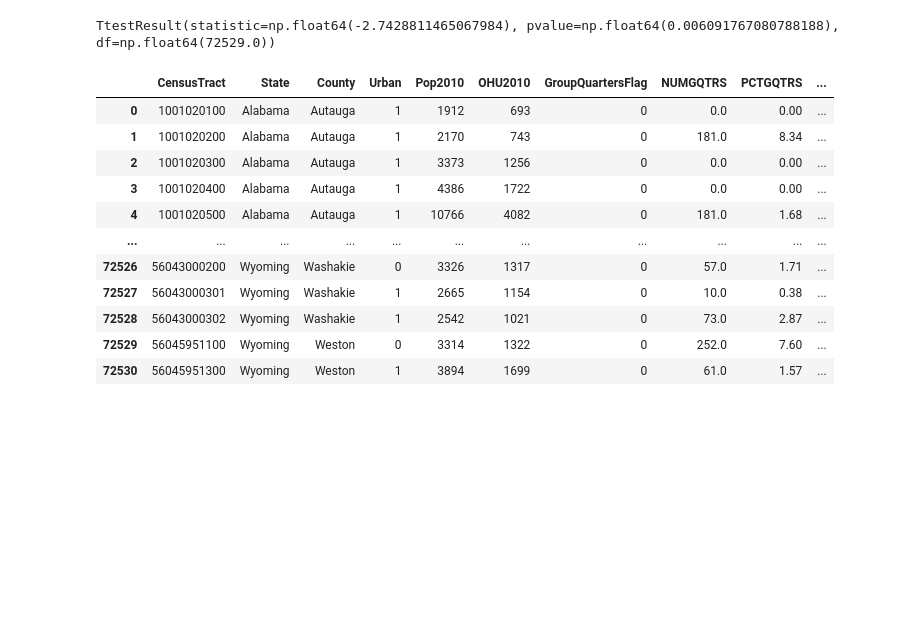
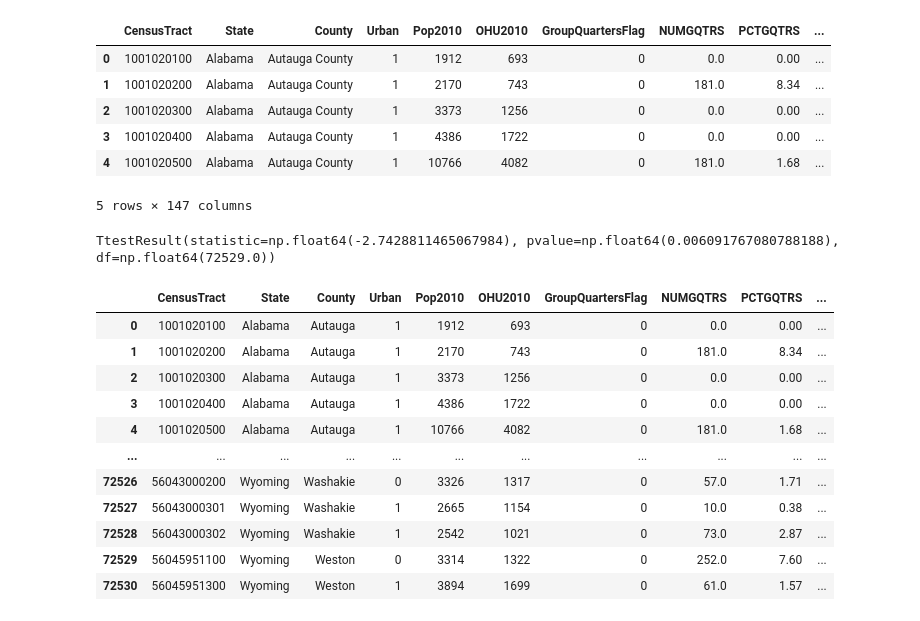
Before and after one commit to hungqbui/RiceDatathon25, a Jupyter notebook: 2019.ipynb, the cells around one changed output. Saved outputs shown, nothing was run; the diff lists cells and outputs as text; code cells hidden in the pictures; blank space fills up the shorter version.

```diff
--- a/2019.ipynb
+++ b/2019.ipynb
@@ -6,6 +6,16 @@ import seaborn as sns
 from scipy.stats import ttest_ind, pointbiserialr
 # %%
 df_2019 = pd.read_csv('./dataset/FoodAccessResearchAtlasData2019.csv')
+
+df_2019.head()
+# %% [output]
+|  | CensusTract | State | County | Urban | Pop2010 | OHU2010 | GroupQuartersFlag | NUMGQTRS | PCTGQTRS | ... |
+| 0 | 1001020100 | Alabama | Autauga County | 1 | 1912 | 693 | 0 | 0.0 | 0.00 | ... |
+| 1 | 1001020200 | Alabama | Autauga County | 1 | 2170 | 743 | 0 | 181.0 | 8.34 | ... |
+| 2 | 1001020300 | Alabama | Autauga County | 1 | 3373 | 1256 | 0 | 0.0 | 0.00 | ... |
+| 3 | 1001020400 | Alabama | Autauga County | 1 | 4386 | 1722 | 0 | 0.0 | 0.00 | ... |
+| 4 | 1001020500 | Alabama | Autauga County | 1 | 10766 | 4082 | 0 | 181.0 | 1.68 | ... |
+5 rows × 147 columns
 # %%
 temp = df_2019.groupby("LILATracts_1And10")
 
```
Also changed, not shown: parts of 10 cells of this notebook, 3 other files.
